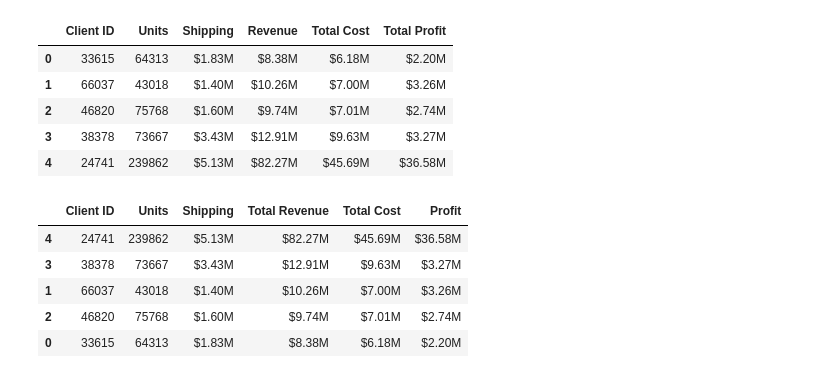
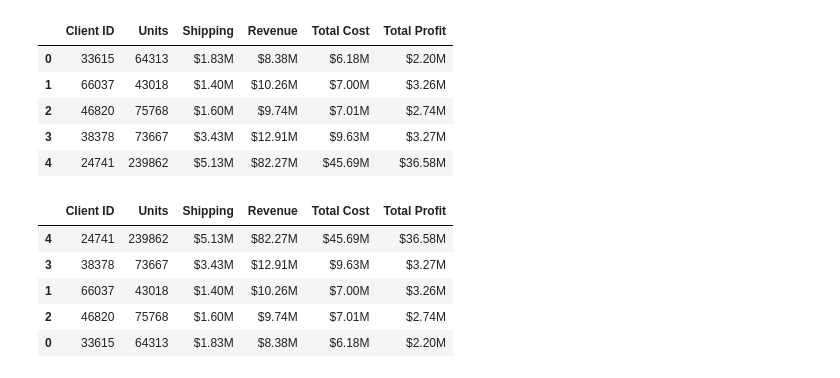
Before and after one commit to Crkanouff/pandas-challenge-1, a Jupyter notebook: module_4_challenge.ipynb, the cells around one changed output. Drawn from its saved outputs; the diff is of its cells as text; code cells hidden in the pictures.

```diff
--- a/module_4_challenge.ipynb
+++ b/module_4_challenge.ipynb
@@ -339,10 +340,10 @@ rename_columns
 | 4 | 24741 | 239862 | $5.13M | $82.27M | $45.69M | $36.58M |
 # %%
 # Sort the updated data by "Total Profit" form highest to lowest
-summary_df_sorted = rename_columns.sort_values(by='Profit', ascending=False)
+summary_df_sorted = rename_columns.sort_values(by='Total Profit', ascending=False)
 summary_df_sorted
 # %% [output]
-|  | Client ID | Units | Shipping | Total Revenue | Total Cost | Profit |
+|  | Client ID | Units | Shipping | Revenue | Total Cost | Total Profit |
 | 4 | 24741 | 239862 | $5.13M | $82.27M | $45.69M | $36.58M |
 | 3 | 38378 | 73667 | $3.43M | $12.91M | $9.63M | $3.27M |
 | 1 | 66037 | 43018 | $1.40M | $10.26M | $7.00M | $3.26M |
```
Also changed, not shown: parts of 7 cells of this notebook.
